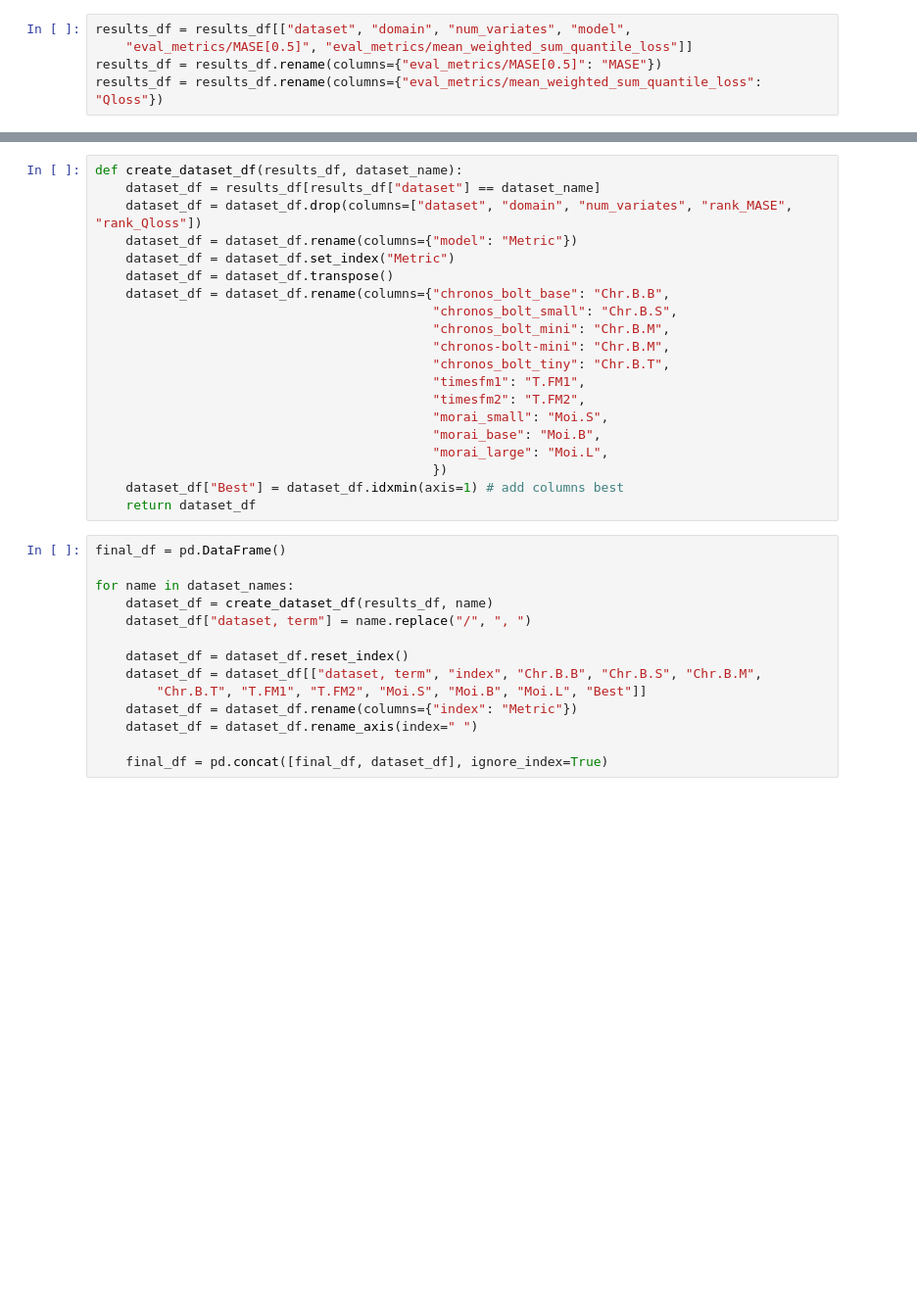
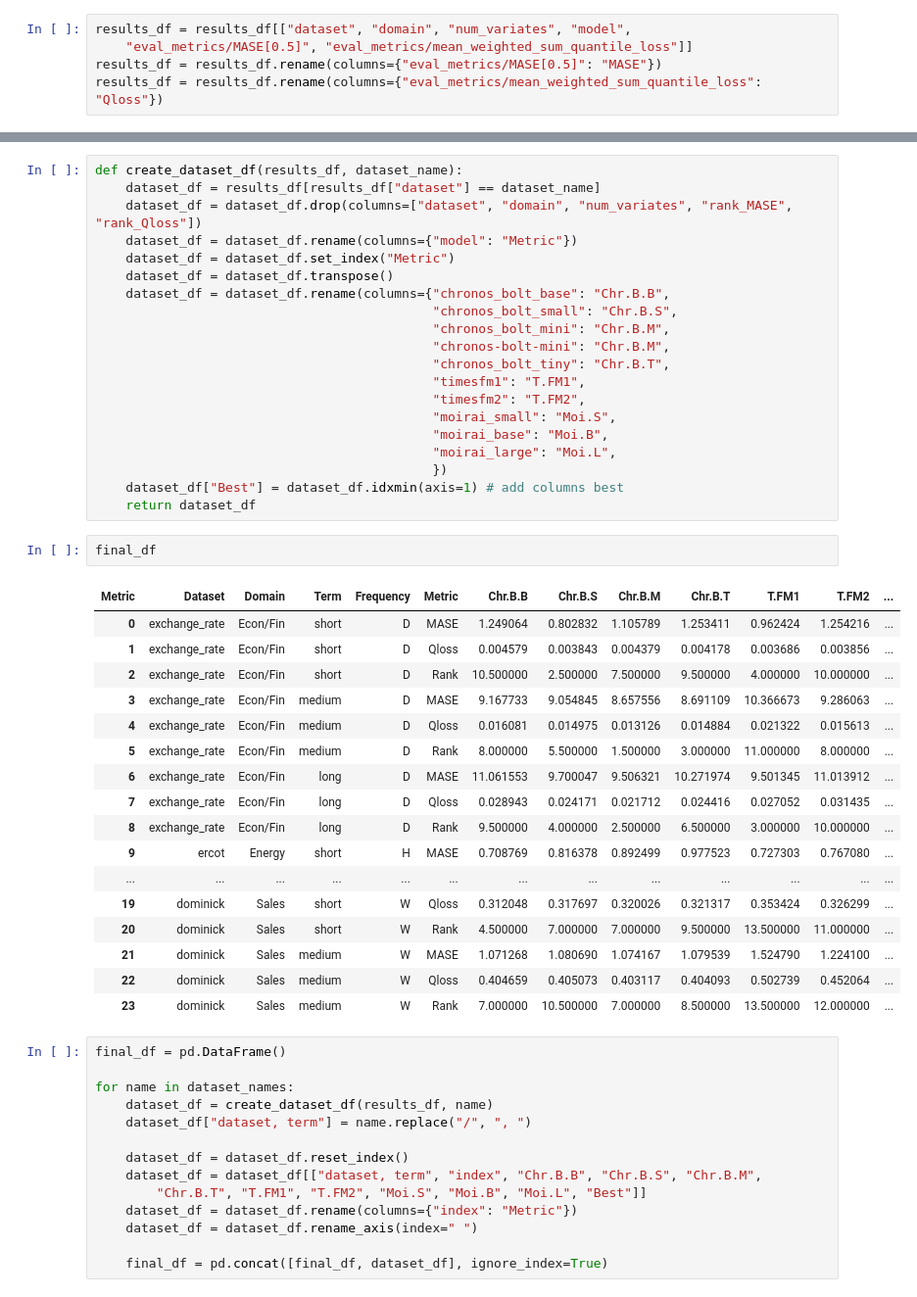
Before and after one commit to GiuliaGhisolfi/TSFM-ZeroShotEval, a Jupyter notebook: src/07_ChronosBenchResults.ipynb, the cells around one changed output, grey strips where cells are left out. Shown at 98% size. Drawn from its saved outputs; the diff is of its cells as text; blank space fills up the shorter version.

```diff
--- a/src/07_ChronosBenchResults.ipynb
+++ b/src/07_ChronosBenchResults.ipynb
@@ -52,12 +52,32 @@ def create_dataset_df(results_df, dataset_name):
                                             "chronos_bolt_tiny": "Chr.B.T",
                                             "timesfm1": "T.FM1",
                                             "timesfm2": "T.FM2",
-                                            "morai_small": "Moi.S",
-                                            "morai_base": "Moi.B",
-                                            "morai_large": "Moi.L",
+                                            "moirai_small": "Moi.S",
+                                            "moirai_base": "Moi.B",
+                                            "moirai_large": "Moi.L",
                                             })
     dataset_df["Best"] = dataset_df.idxmin(axis=1) # add columns best
     return dataset_df
+# %%
+final_df
+# %% [output]
+| Metric | Dataset | Domain | Term | Frequency | Metric | Chr.B.B | Chr.B.S | Chr.B.M | Chr.B.T | T.FM1 | T.FM2 | ... |
+| 0 | exchange_rate | Econ/Fin | short | D | MASE | 1.249064 | 0.802832 | 1.105789 | 1.253411 | 0.962424 | 1.254216 | ... |
+| 1 | exchange_rate | Econ/Fin | short | D | Qloss | 0.004579 | 0.003843 | 0.004379 | 0.004178 | 0.003686 | 0.003856 | ... |
+| 2 | exchange_rate | Econ/Fin | short | D | Rank | 10.500000 | 2.500000 | 7.500000 | 9.500000 | 4.000000 | 10.000000 | ... |
+| 3 | exchange_rate | Econ/Fin | medium | D | MASE | 9.167733 | 9.054845 | 8.657556 | 8.691109 | 10.366673 | 9.286063 | ... |
+| 4 | exchange_rate | Econ/Fin | medium | D | Qloss | 0.016081 | 0.014975 | 0.013126 | 0.014884 | 0.021322 | 0.015613 | ... |
+| 5 | exchange_rate | Econ/Fin | medium | D | Rank | 8.000000 | 5.500000 | 1.500000 | 3.000000 | 11.000000 | 8.000000 | ... |
+| 6 | exchange_rate | Econ/Fin | long | D | MASE | 11.061553 | 9.700047 | 9.506321 | 10.271974 | 9.501345 | 11.013912 | ... |
+| 7 | exchange_rate | Econ/Fin | long | D | Qloss | 0.028943 | 0.024171 | 0.021712 | 0.024416 | 0.027052 | 0.031435 | ... |
+| 8 | exchange_rate | Econ/Fin | long | D | Rank | 9.500000 | 4.000000 | 2.500000 | 6.500000 | 3.000000 | 10.000000 | ... |
+| 9 | ercot | Energy | short | H | MASE | 0.708769 | 0.816378 | 0.892499 | 0.977523 | 0.727303 | 0.767080 | ... |
+| ... | ... | ... | ... | ... | ... | ... | ... | ... | ... | ... | ... | ... |
+| 19 | dominick | Sales | short | W | Qloss | 0.312048 | 0.317697 | 0.320026 | 0.321317 | 0.353424 | 0.326299 | ... |
+| 20 | dominick | Sales | short | W | Rank | 4.500000 | 7.000000 | 7.000000 | 9.500000 | 13.500000 | 11.000000 | ... |
+| 21 | dominick | Sales | medium | W | MASE | 1.071268 | 1.080690 | 1.074167 | 1.079539 | 1.524790 | 1.224100 | ... |
+| 22 | dominick | Sales | medium | W | Qloss | 0.404659 | 0.405073 | 0.403117 | 0.404093 | 0.502739 | 0.452064 | ... |
+| 23 | dominick | Sales | medium | W | Rank | 7.000000 | 10.500000 | 7.000000 | 8.500000 | 13.500000 | 12.000000 | ... |
 # %%
 final_df = pd.DataFrame()
 
```
Also changed, not shown: parts of 9 cells of this notebook, 3 other files.
